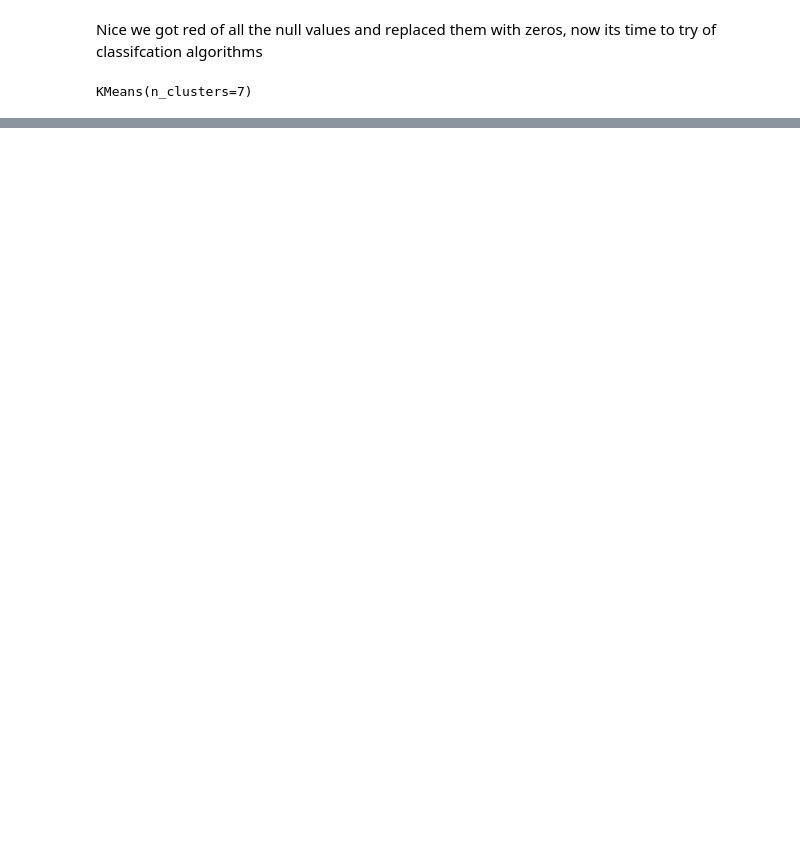
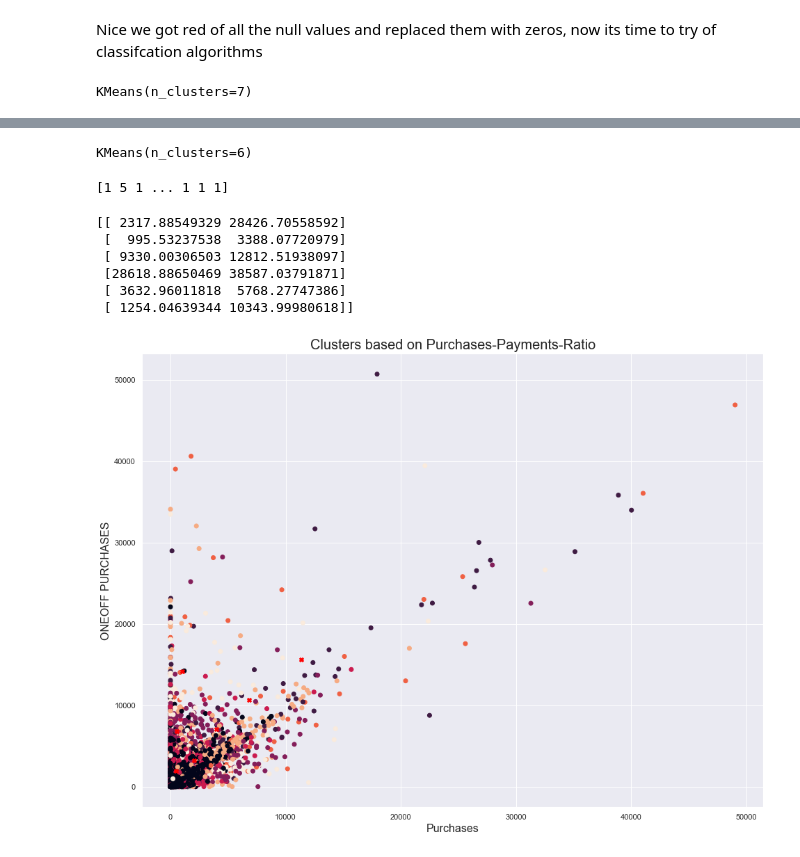
Before and after one commit to Jruz9/customer-targeting-using-cerdit-card-data, a Jupyter notebook: customerTargetingUsingCreditCardData.ipynb, the cells around one changed output, grey strips where cells are left out. Cells and saved outputs as stored; diff of their text form; code cells hidden in the pictures; blank space fills up the shorter version.

```diff
--- a/customerTargetingUsingCreditCardData.ipynb
+++ b/customerTargetingUsingCreditCardData.ipynb
@@ -170,0 +219,37 @@ plt.show()
+# %%
+# cluster and k mean
+
+purchaseAndPaymentModel=KMeans(n_clusters=6)
+purchaseAndPaymentModel.fit(purchaseAndpaymentsTransformed)
+# %% [output]
+KMeans(n_clusters=6)
+# %%
+#Labels:
+
+purchaseAndPaymentsLabels = purchaseAndPaymentModel.labels_
+print(purchaseAndPaymentsLabels)
+# %% [output]
+[1 5 1 ... 1 1 1]
+# %%
+# centers
+
+purchaseAndPaymentsCenter = purchaseAndPaymentModel.cluster_centers_
+purchaseAndPaymentsCenters_Transformed = scaler.inverse_transform(centers)
+print(scaler.inverse_transform(purchaseAndPaymentsCenter))
+# %% [output]
+[[ 2317.88549329 28426.70558592]
+ [  995.53237538  3388.07720979]
+ [ 9330.00306503 12812.51938097]
+ [28618.88650469 38587.03791871]
+ [ 3632.96011818  5768.27747386]
+ [ 1254.04639344 10343.99980618]]
+# %%
+plt.figure(figsize = (16, 12))
+plt.title("Clusters based on Purchases-Payments-Ratio", fontsize = 20)
+plt.scatter(secondDataset["PURCHASES"], secondDataset["PAYMENTS"], c = labels)
+plt.scatter(purchaseAndPaymentsCenters_Transformed[:, 0], purchaseAndPaymentsCenters_Transformed[:, 1], c = "red", marker = "X")
+plt.xlabel("Purchases", fontsize = 16)
+plt.ylabel("ONEOFF PURCHASES", fontsize = 16)
+plt.show()
+# %% [output]
+[figure, added]
```
Also changed, not shown: parts of 11 cells of this notebook, 1 other file.
